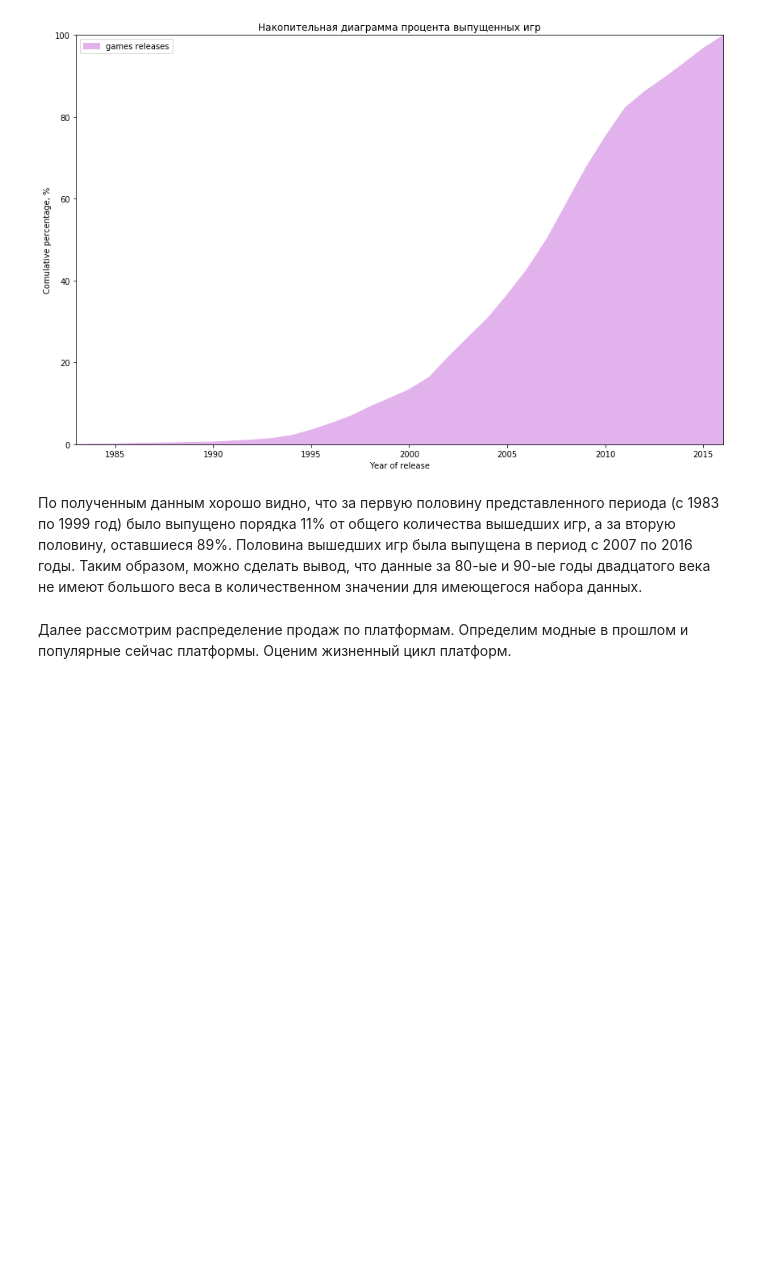
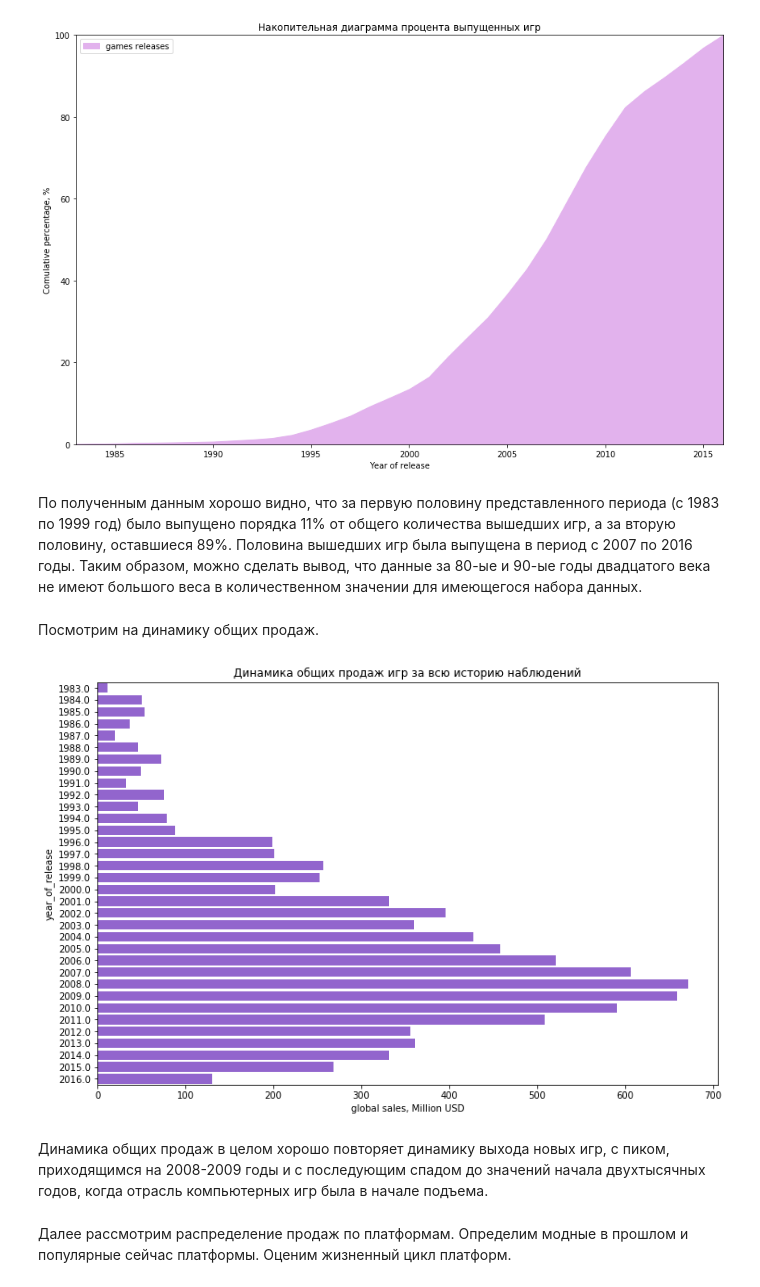
Before and after one commit to nktnlx/data_analysis_portfolio, a Jupyter notebook: video_games_sales.ipynb, the cells around one changed output. Cells and saved outputs as stored; diff of their text form; code cells hidden in the pictures; blank space fills up the shorter version.

```diff
--- a/video_games_sales.ipynb
+++ b/video_games_sales.ipynb
@@ -1323,6 +1323,30 @@ plt.show();
 [figure]
 # %% [markdown]
 По полученным данным хорошо видно, что за первую половину представленного периода (с 1983 по 1999 год) было выпущено порядка 11% от общего количества вышедших игр, а за вторую половину, оставшиеся 89%. Половина вышедших игр была выпущена в период с 2007 по 2016 годы. Таким образом, можно сделать вывод, что данные за 80-ые и 90-ые годы двадцатого века не имеют большого веса в количественном значении для имеющегося набора данных.
+# %% [markdown]
+Посмотрим на динамику общих продаж.
+# %%
+# получаем необходимый срез данных
+df_sales = df.groupby('year_of_release', as_index=False) \
+    .agg({'global_sales': 'sum'}) \
+    .sort_values('global_sales', ascending=False)
+# %%
+# размер фигуры
+plt.figure(figsize=(12, 8))
+
+# задание параметров построения графика
+ax = sns.barplot(y=df_sales.year_of_release,
+                 x=df_sales.global_sales,
+                 orient='h',
+                 color='#9054DE');
+
+# подписи осей и названия
+plt.xlabel('global sales, Million USD')
+plt.title('Динамика общих продаж игр за всю историю наблюдений');
+# %% [output]
+[figure, added]
+# %% [markdown]
+Динамика общих продаж в целом хорошо повторяет динамику выхода новых игр, с пиком, приходящимся на 2008-2009 годы и с последующим спадом до значений начала двухтысячных годов, когда отрасль компьютерных игр была в начале подъема.
 # %% [markdown]
 Далее рассмотрим распределение продаж по платформам. Определим модные в прошлом и популярные сейчас платформы. Оценим жизненный цикл платформ.
 # %% [markdown]
```
Also changed, not shown: parts of 27 cells of this notebook.
